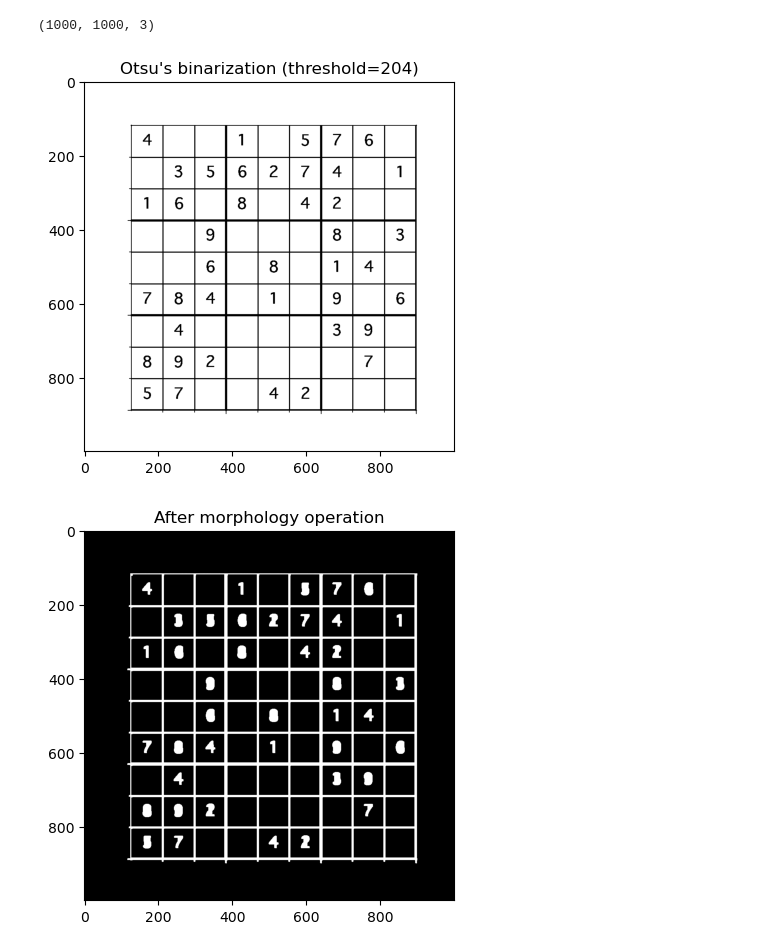
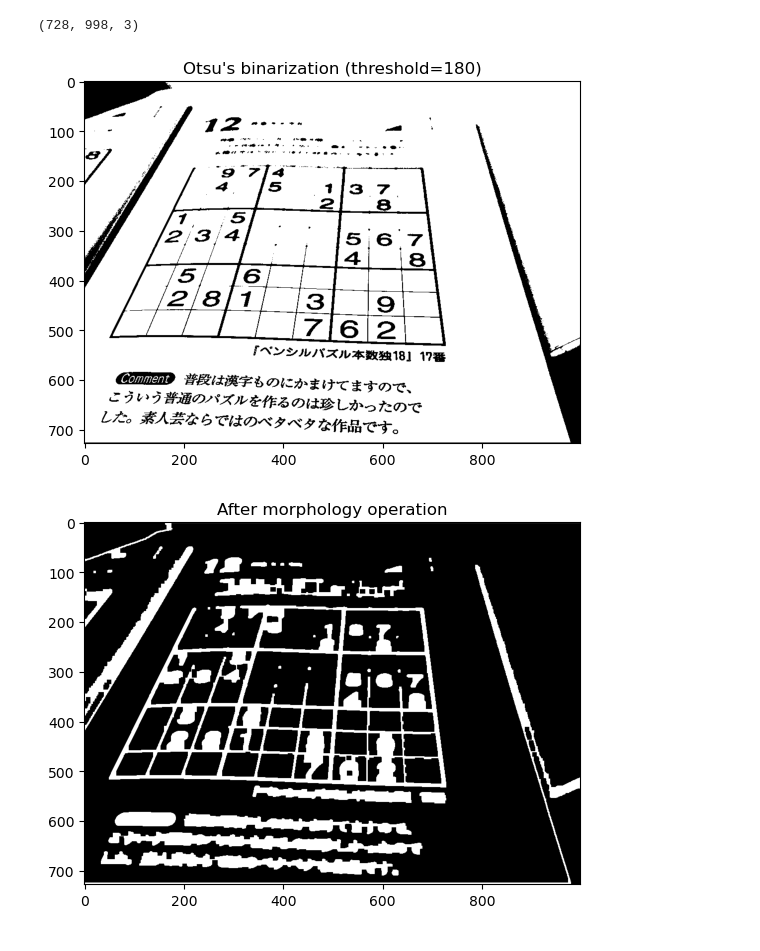
Before and after one commit to hakoshie/sudoku, a Jupyter notebook: recog_l2.ipynb, the cells around one changed output. Saved outputs shown, nothing was run; the diff lists cells and outputs as text; code cells hidden in the pictures.

Commit message:
level1はある程度

```diff
--- a/recog_l2.ipynb
+++ b/recog_l2.ipynb
@@ -5,24 +5,29 @@ import matplotlib.pyplot as plt
 import pandas as pd
 import pickle
 # %%
-file="level1/sudoku_030"
+file="level2/sudoku_00027"
 image = cv2.imread(f"./data/{file}.jpg", cv2.IMREAD_COLOR)
 image = cv2.cvtColor(image, cv2.COLOR_BGR2RGB)
+trim_percentage=0.001
+height, width, channels = image.shape[:3]
+trim_width = int(width * trim_percentage)
+trim_height = int(height * trim_percentage)
+image = image[trim_height:height - trim_height, trim_width:width - trim_width]
 gray = cv2.cvtColor(image, cv2.COLOR_RGB2GRAY)
 print(image.shape)
 # ぼかし処理
 gray_gb = cv2.GaussianBlur(gray, None, 3.0)
 
 # 大津の二値化
 thr, binary = cv2.threshold(gray_gb, 0, 255, cv2.THRESH_OTSU)
-new_thr = min(int(thr * 1.05), 255)
+# new_thr = min(int(thr * 1.05), 255)
 _, binary = cv2.threshold(gray, new_thr, 255, cv2.THRESH_BINARY)
 plt.imshow(binary, cmap="gray")
 plt.title("Otsu's binarization (threshold={:d})".format(int(thr)))
 plt.show()
 # %% [output]
-(1000, 1000, 3)
+(728, 998, 3)
-[figure, old version]
+[figure, new version]
 # %%
 edge = cv2.Canny(binary, 100, 200)
 edge = cv2.dilate(edge, np.ones((11, 11), dtype=edge.dtype),iterations=1)
@@ -32,7 +37,7 @@ plt.imshow(edge, cmap="gray")
 plt.title("After morphology operation".format(thr))
 plt.show()
 # %% [output]
-[figure, old version]
+[figure, new version]
 # %%
 contours, _ = cv2.findContours(edge, cv2.RETR_EXTERNAL, cv2.CHAIN_APPROX_SIMPLE)
 result = image.copy()
```
Also changed, not shown: parts of 12 cells of this notebook, 4 other files.
